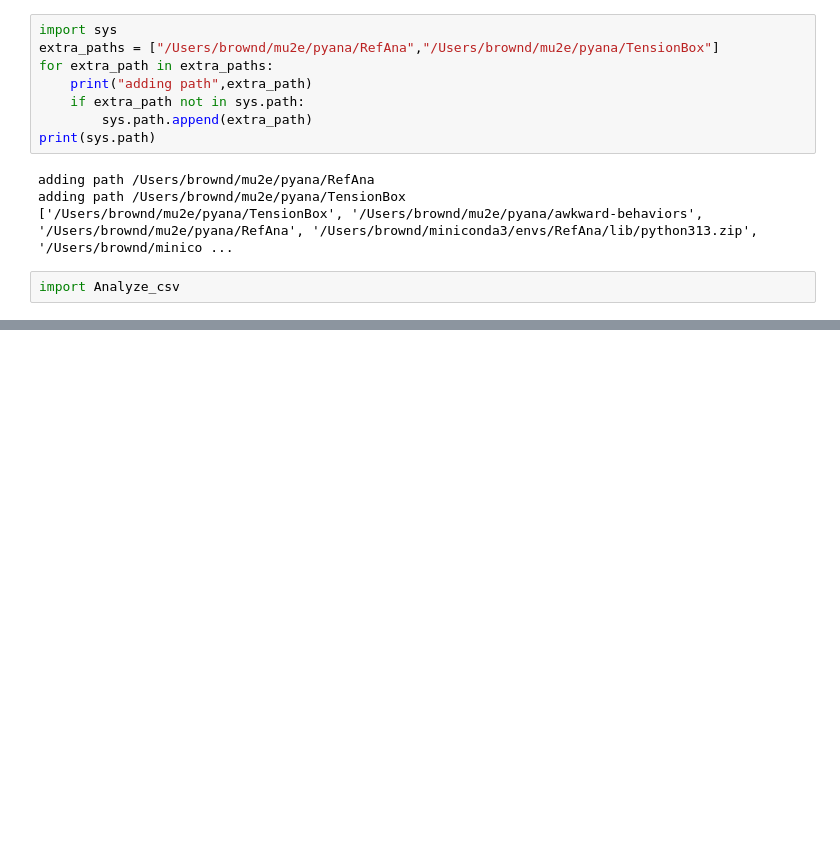
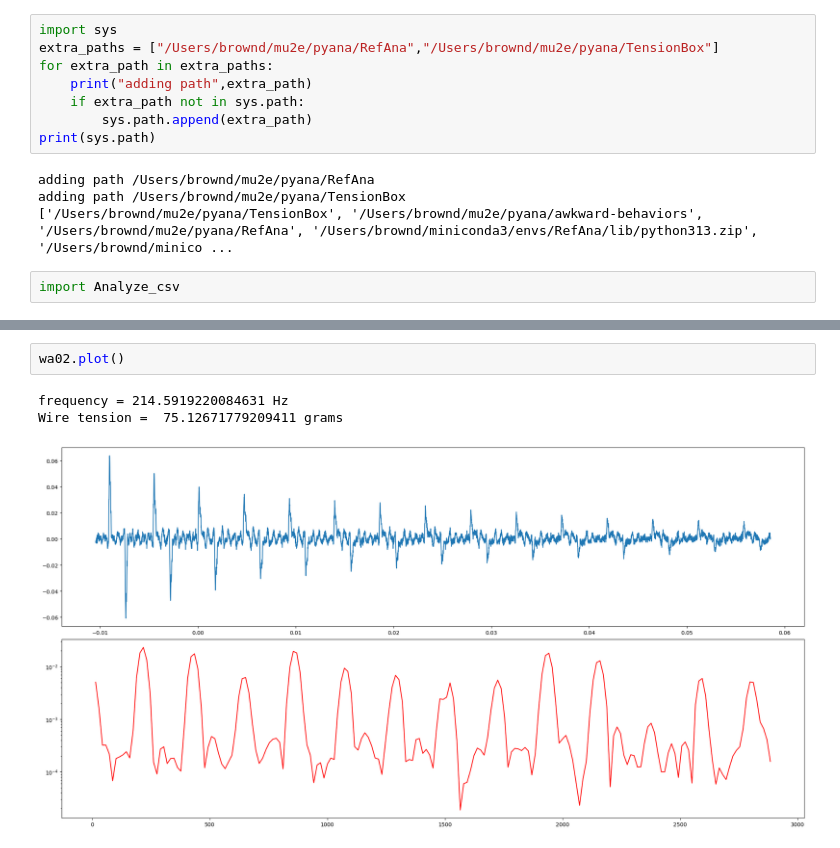
Before and after one commit to LBLmu2e/TensionBox, a Jupyter notebook: Analyze_csv.ipynb, the cells around one changed output, grey strips where cells are left out. Cells and saved outputs as stored; diff of their text form; blank space fills up the shorter version.

```diff
--- a/Analyze_csv.ipynb
+++ b/Analyze_csv.ipynb
@@ -23,0 +24,6 @@ wa01.plot()
+# %%
+wa02.plot()
+# %% [output]
+frequency = 214.5919220084631 Hz
+Wire tension =  75.12671779209411 grams
+[figure, added]
```
Also changed, not shown: parts of 2 cells of this notebook, 1 other file.
